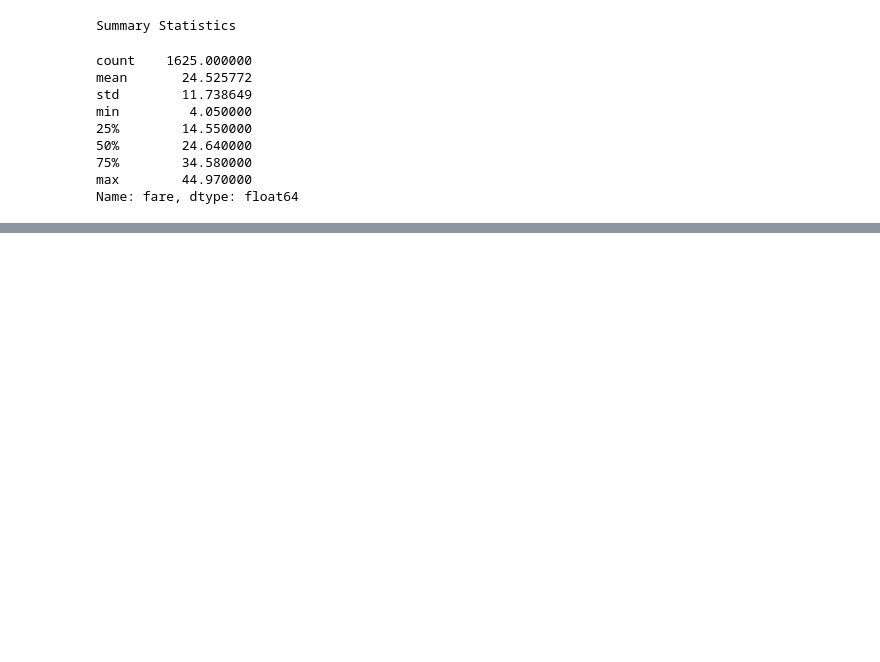
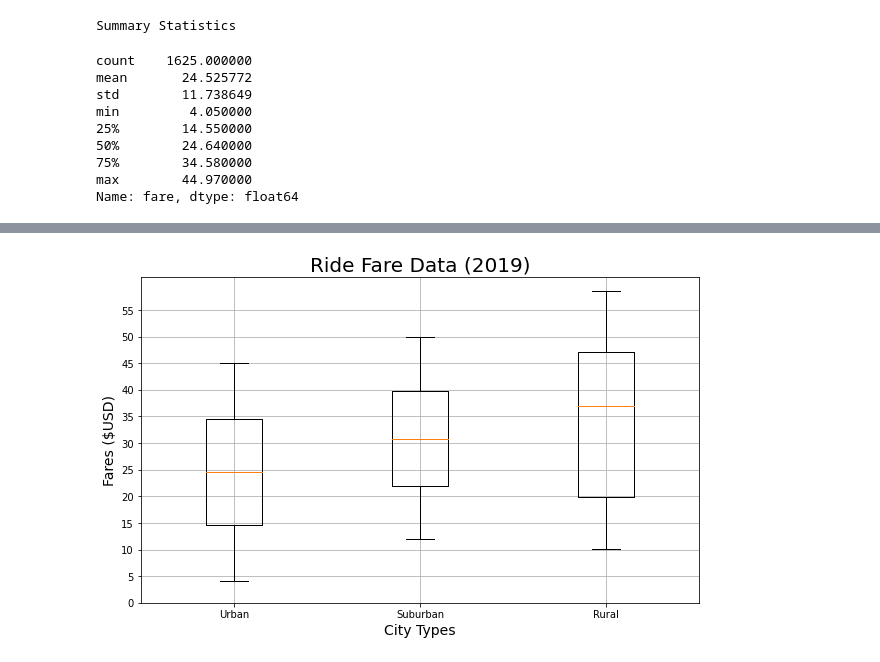
Before and after one commit to abramscris/PyBer_Analysis, a Jupyter notebook: Module.ipynb, the cells around one changed output, grey strips where cells are left out. Saved outputs shown, nothing was run; the diff lists cells and outputs as text; code cells hidden in the pictures; blank space fills up the shorter version.

```diff
--- a/Module.ipynb
+++ b/Module.ipynb
@@ -417,7 +535,3 @@ urban_fares.head()
 3    23.44
 4    34.58
 Name: fare, dtype: float64
-# %%
-# Get the fares for the urban cities.
-urban_fares = urban_cities_df["fare"]
-urban_fares.head()
@@ -442,3 +549,7 @@ print(f"The mode fare price for urban trips is {mode_urban_fares}.")
 The mean fare price for urban trips is $24.53.
 The median fare price for urban trips is $24.64.
 The mode fare price for urban trips is ModeResult(mode=array([22.86]), count=array([5])).
+# %%
+# Get the fares for the rural cities.
+rural_fares = rural_cities_df["fare"]
+rural_fares.head()
@@ -540,4 +697,29 @@ max       25.000000
 Name: driver_count, dtype: float64
+# %%
+# Object-Oriented Method - Box-and-Whisker Plots - Ride Fare Data
+# Add all ride fare box-and-whisker plots to the same graph.
+# Create the x-axis labels with a list
+x_labels = ["Urban", "Suburban","Rural"]
+ride_fare_data = [urban_fares, suburban_fares, rural_fares]
+
+fig, ax = plt.subplots(figsize=(10, 6))
+
+# Data and labels are passed in the boxplot() function
+ax.boxplot(ride_fare_data, labels=x_labels)
+
+# Add the title, y-axis label and grid.
+ax.set_title('Ride Fare Data (2019)',fontsize=20)
+ax.set_ylabel('Fares ($USD)',fontsize=14)
+ax.set_xlabel("City Types",fontsize=14)
+ax.set_yticks(np.arange(0, 60, step=5.0))
+ax.grid()
+
+# Save the figure.
+plt.savefig("Analysis/Fig3.png")
+
+plt.show()
+# %% [output]
+[figure, added]
 # %%
 # Get the sum of the fares for each city type.
 sum_fares_by_type = pyber_data_df.groupby(["type"]).sum()["fare"]
```
Also changed, not shown: parts of 33 cells of this notebook, 2 other files.
